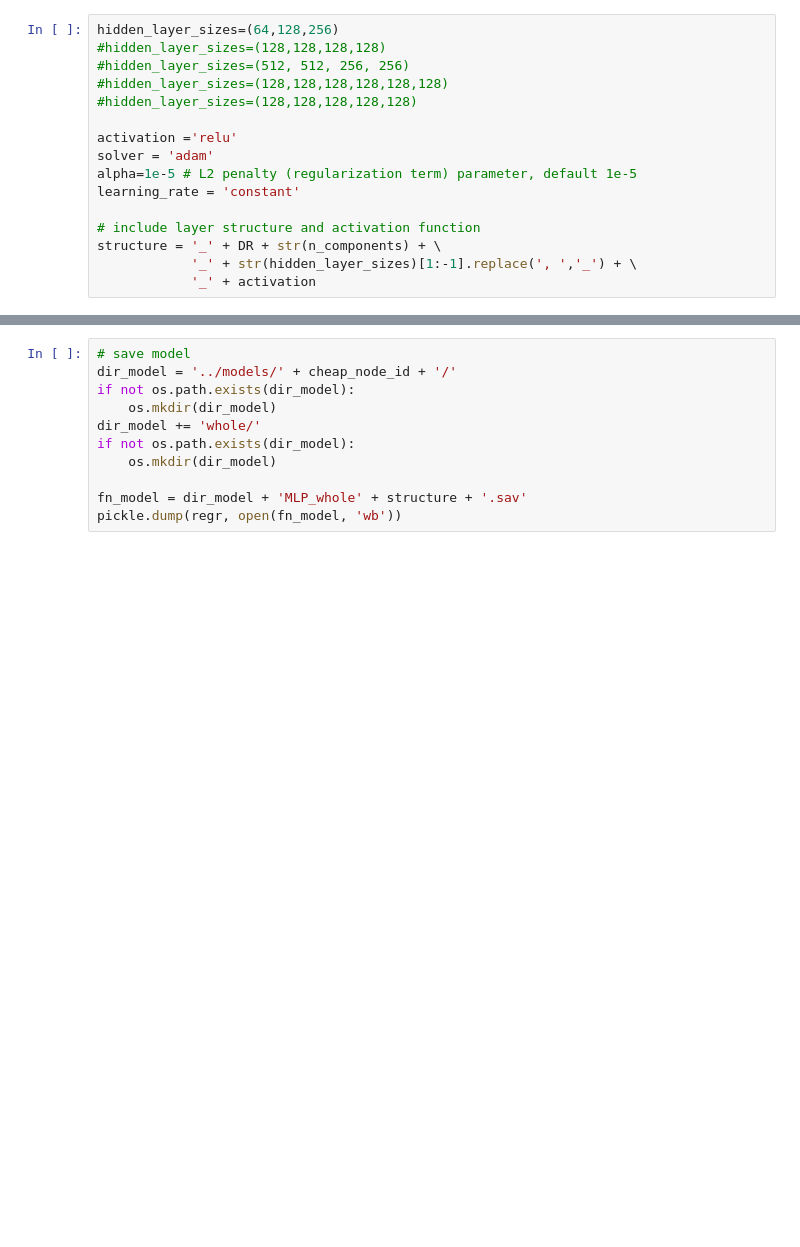
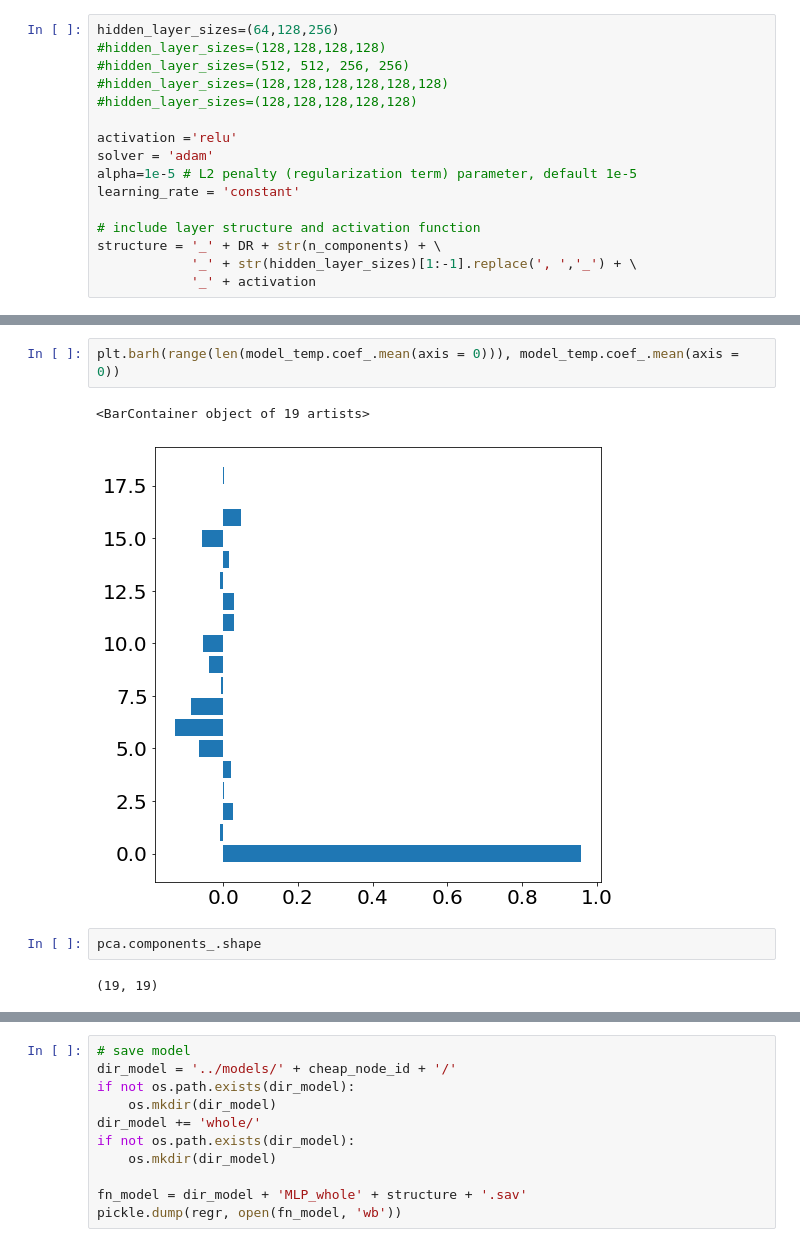
Before and after one commit to yichigo/Light-Sensors-Calibration, a Jupyter notebook: model_MLP_whole.ipynb, the cells around one changed output, grey strips where cells are left out. Drawn from its saved outputs; the diff is of its cells as text; blank space fills up the shorter version.

```diff
--- a/model_MLP_whole.ipynb
+++ b/model_MLP_whole.ipynb
@@ -259,0 +399,9 @@ print("--- %s seconds ---" % (time.time() - start_time))
+# %%
+plt.barh(range(len(model_temp.coef_.mean(axis = 0))), model_temp.coef_.mean(axis = 0))
+# %% [output]
+<BarContainer object of 19 artists>
+[figure, added]
+# %%
+pca.components_.shape
+# %% [output]
+(19, 19)
```
Also changed, not shown: parts of 53 cells of this notebook, 4 other files.
